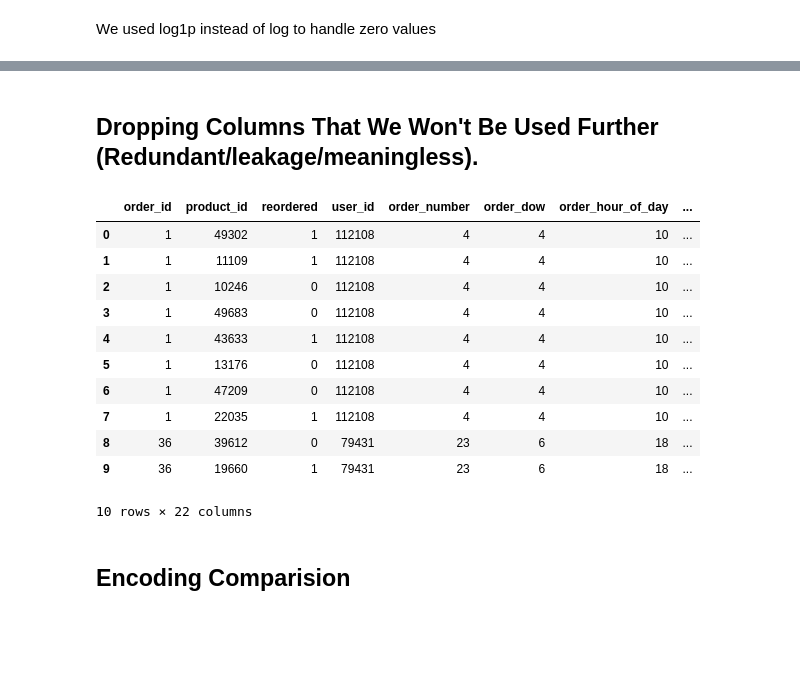
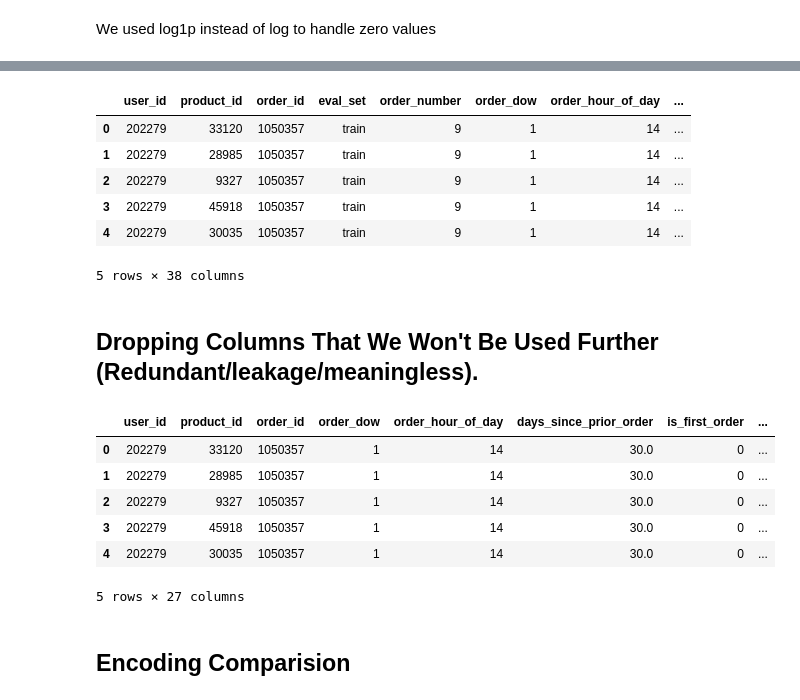
Before and after one commit to ab8d-DS/DSS230_Final_Project, a Jupyter notebook: notebooks/02_Feature_Engineering.ipynb, the cells around one changed output, grey strips where cells are left out. Drawn from its saved outputs; the diff is of its cells as text; code cells hidden in the pictures; blank space fills up the shorter version.

```diff
--- a/notebooks/02_Feature_Engineering.ipynb
+++ b/notebooks/02_Feature_Engineering.ipynb
@@ -86,0 +118,8 @@ mean_days_last3=last_3.groupby('user_id')['days_since_prior_order'].mean().renam
+# %%
+full_train = (full_train
+    .merge(user_fet, on='user_id', how='left')
+    .merge(product_fet, on='product_id', how='left')
+    .merge(user_product_fet, on=['user_id', 'product_id'], how='left')
+    .merge(user_last3_fet,on='user_id',how='left')
+)
+full_train.head()
@@ -99,6 +160,11 @@ last_order_recency          0.192300
 dtype: float64
 # %% [markdown]
 We used log1p instead of log to handle zero values
+# %%
+col_to_log=['prior_purchase_count','product_popularity','total_orders','order_number',
+            'avg_basket_size','avg_basket_size_last3']
+for col in col_to_log:
+    full_train[col+'_log']=np.log1p(full_train[col])
 # %%
 fig,axes=plt.subplots(1,2,figsize=(13,5))
 
@@ -170,5 +215,0 @@ orders = orders.dropna(subset=['days_until_next_order'])
-# %%
-full_train=(full_train.merge(user_fet,on='user_id',how='left').merge(product_fet,on='product_id',how='left')
-            .merge(user_product_fet,on=['user_id','product_id'],how='left').merge(avg_basket_size_last3,on='user_id',how='left')
-            .merge(mean_days_between_orders,on='user_id',how='left'))
-full_train.head()
@@ -196,4 +215,0 @@ missing values appeared because some users,products weren't in full_priors so mi
-# %%
-full_train[['prior_purchase_count_log','avg_pos_in_cart','product_popularity']]=full_train[['prior_purchase_count_log','avg_pos_in_cart','product_popularity']].fillna(0)
-full_train['days_since_last_purchase'] = full_train['days_since_last_purchase'].fillna(-1)
-print('Number of Missing Values:',full_train.isna().sum().sum())
@@ -202,22 +263,25 @@ Number of Missing Values: 1111595
+# %%
+full_train.head()
+# %% [output]
+|  | user_id | product_id | order_id | eval_set | order_number | order_dow | order_hour_of_day | ... |
+| 0 | 202279 | 33120 | 1050357 | train | 9 | 1 | 14 | ... |
+| 1 | 202279 | 28985 | 1050357 | train | 9 | 1 | 14 | ... |
+| 2 | 202279 | 9327 | 1050357 | train | 9 | 1 | 14 | ... |
+| 3 | 202279 | 45918 | 1050357 | train | 9 | 1 | 14 | ... |
+| 4 | 202279 | 30035 | 1050357 | train | 9 | 1 | 14 | ... |
+5 rows × 38 columns
 # %% [markdown]
 ## Dropping Columns That We Won't Be Used Further (Redundant/leakage/meaningless).
 # %%
-col_to_drop=['product_name','product_reorder_rate','avg_reorder_prob','is_first_order','mean_days_between_orders_y',
-               'eval_set','add_to_cart_order','aisle','department_id','reorder_ratio','total_orders','prior_purchase_count',
-               'days_since_last_purchase','prior_purchase_count_log']
-
+col_to_drop=['avg_basket_size_last3','mean_days_last3','avg_pos_in_cart','reorder_ratio','eval_set','aisle',
+             'prior_purchase_count','product_popularity','total_orders','avg_basket_size','order_number']
 full_train=full_train.drop(columns=col_to_drop)
-full_train.head(10)
+full_train.head()
 # %% [output]
-|  | order_id | product_id | reordered | user_id | order_number | order_dow | order_hour_of_day | ... |
-| 0 | 1 | 49302 | 1 | 112108 | 4 | 4 | 10 | ... |
-| 1 | 1 | 11109 | 1 | 112108 | 4 | 4 | 10 | ... |
-| 2 | 1 | 10246 | 0 | 112108 | 4 | 4 | 10 | ... |
-| 3 | 1 | 49683 | 0 | 112108 | 4 | 4 | 10 | ... |
-| 4 | 1 | 43633 | 1 | 112108 | 4 | 4 | 10 | ... |
-| 5 | 1 | 13176 | 0 | 112108 | 4 | 4 | 10 | ... |
-| 6 | 1 | 47209 | 0 | 112108 | 4 | 4 | 10 | ... |
-| 7 | 1 | 22035 | 1 | 112108 | 4 | 4 | 10 | ... |
-| 8 | 36 | 39612 | 0 | 79431 | 23 | 6 | 18 | ... |
-| 9 | 36 | 19660 | 1 | 79431 | 23 | 6 | 18 | ... |
+|  | user_id | product_id | order_id | order_dow | order_hour_of_day | days_since_prior_order | is_first_order | ... |
+| 0 | 202279 | 33120 | 1050357 | 1 | 14 | 30.0 | 0 | ... |
+| 1 | 202279 | 28985 | 1050357 | 1 | 14 | 30.0 | 0 | ... |
+| 2 | 202279 | 9327 | 1050357 | 1 | 14 | 30.0 | 0 | ... |
+| 3 | 202279 | 45918 | 1050357 | 1 | 14 | 30.0 | 0 | ... |
+| 4 | 202279 | 30035 | 1050357 | 1 | 14 | 30.0 | 0 | ... |
-10 rows × 22 columns
+5 rows × 27 columns
```
Also changed, not shown: parts of 71 cells of this notebook.
